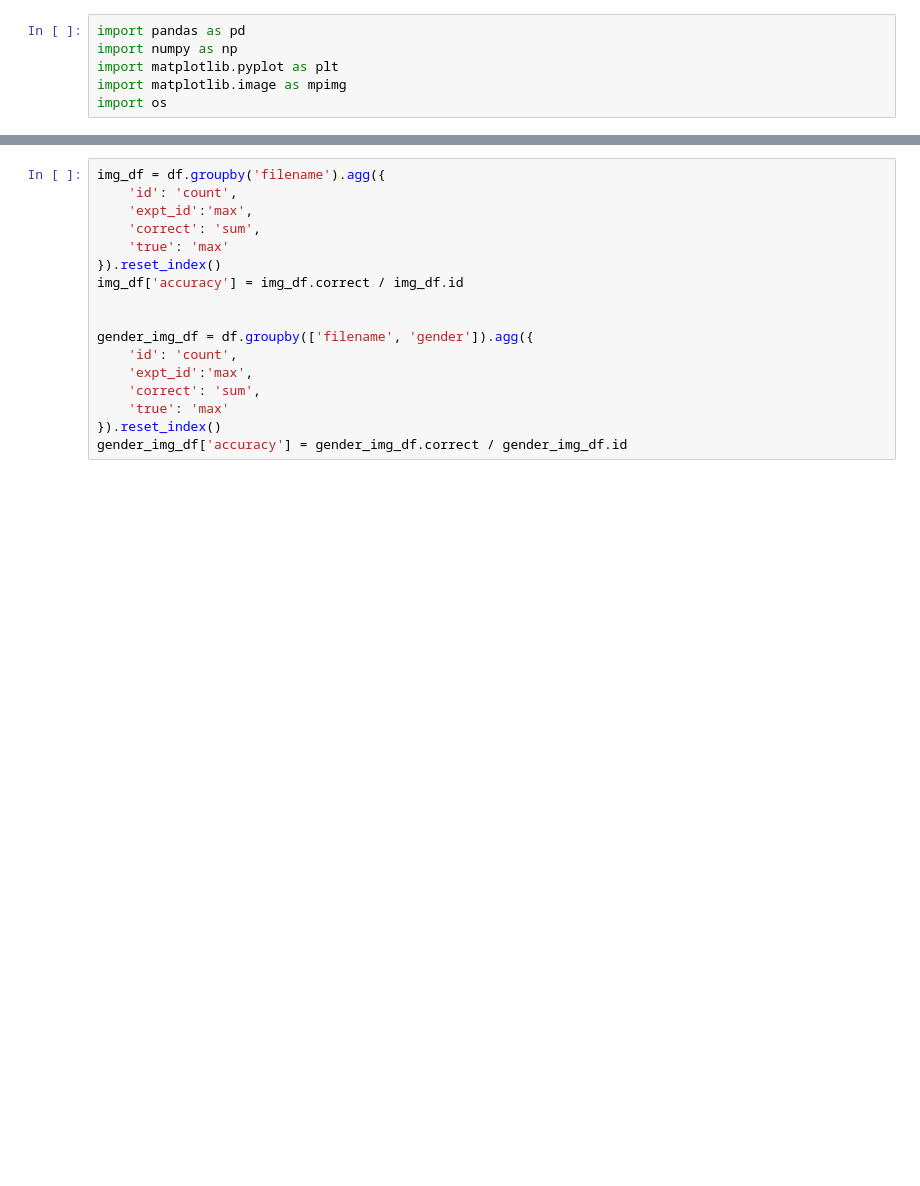
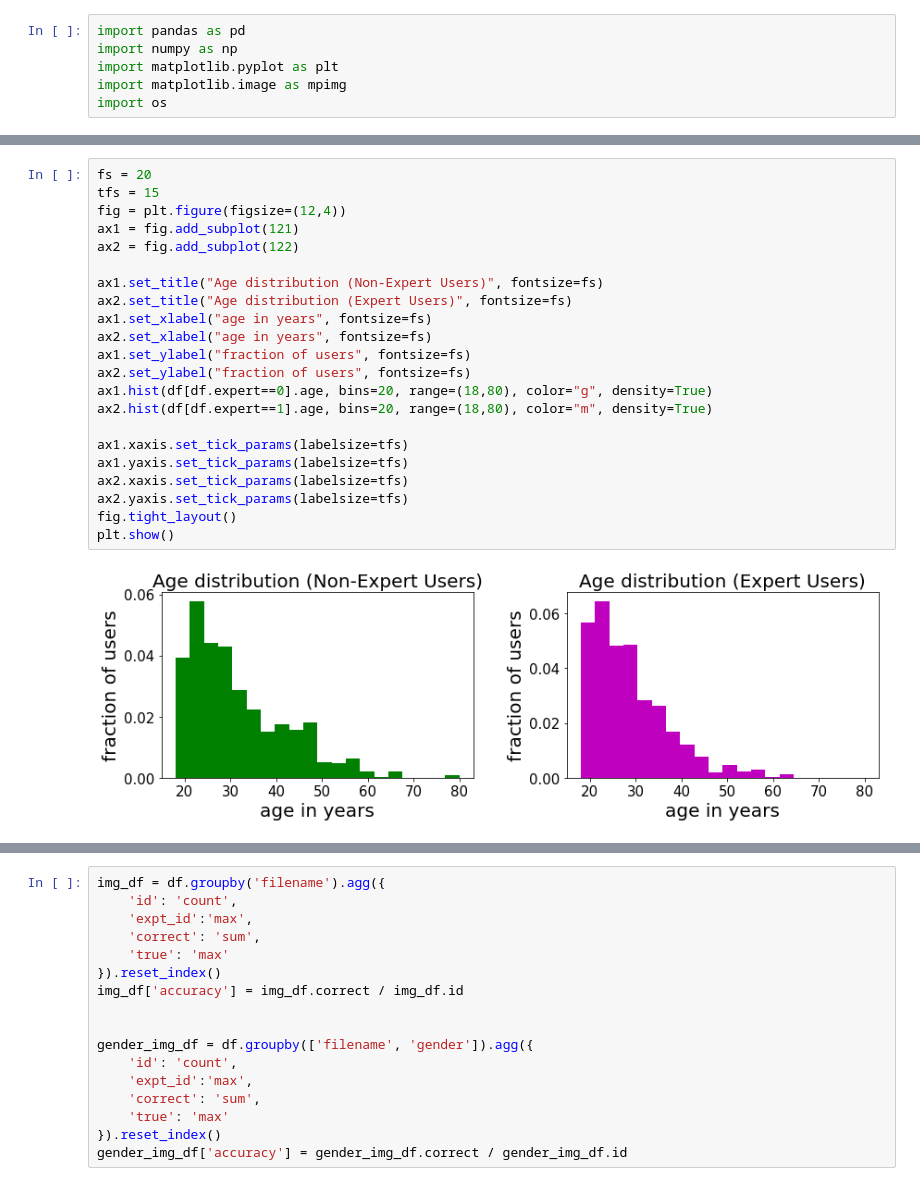
Before and after one commit to k-weng/6861-face, a Jupyter notebook: face-analysis-new.ipynb, the cells around one changed output, grey strips where cells are left out. Cells and saved outputs as stored; diff of their text form; blank space fills up the shorter version.

```diff
--- a/face-analysis-new.ipynb
+++ b/face-analysis-new.ipynb
@@ -56,3 +68,27 @@ men: 280, women: 37
+# %%
+fs = 20
+tfs = 15
+fig = plt.figure(figsize=(12,4))
+ax1 = fig.add_subplot(121)
+ax2 = fig.add_subplot(122)
+
+ax1.set_title("Age distribution (Non-Expert Users)", fontsize=fs)
+ax2.set_title("Age distribution (Expert Users)", fontsize=fs)
+ax1.set_xlabel("age in years", fontsize=fs)
+ax2.set_xlabel("age in years", fontsize=fs)
+ax1.set_ylabel("fraction of users", fontsize=fs)
+ax2.set_ylabel("fraction of users", fontsize=fs)
+ax1.hist(df[df.expert==0].age, bins=20, range=(18,80), color="g", density=True)
+ax2.hist(df[df.expert==1].age, bins=20, range=(18,80), color="m", density=True)
+
+ax1.xaxis.set_tick_params(labelsize=tfs)
+ax1.yaxis.set_tick_params(labelsize=tfs)
+ax2.xaxis.set_tick_params(labelsize=tfs)
+ax2.yaxis.set_tick_params(labelsize=tfs)
+fig.tight_layout()
+plt.show()
+# %% [output]
+[figure, added]
 # %%
 expt_id1 = 1
 expt_id2 = 1
```
Also changed, not shown: parts of 12 cells of this notebook, 2 other files.
